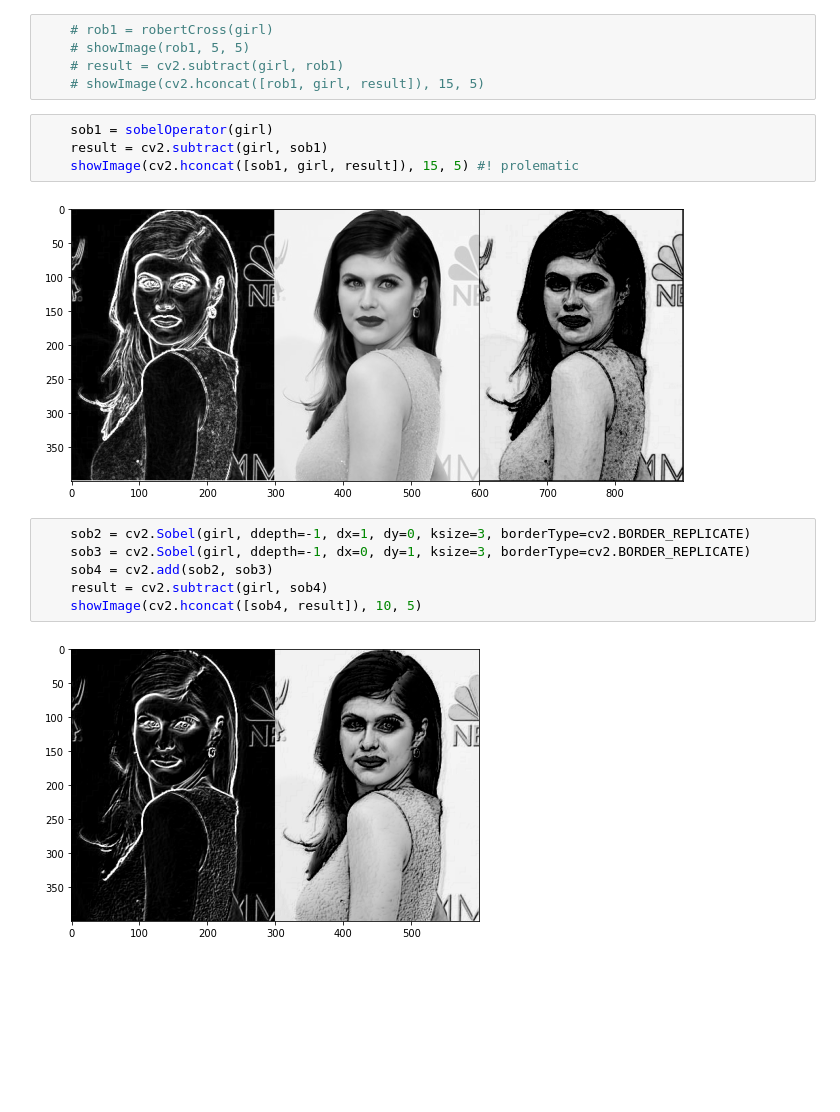
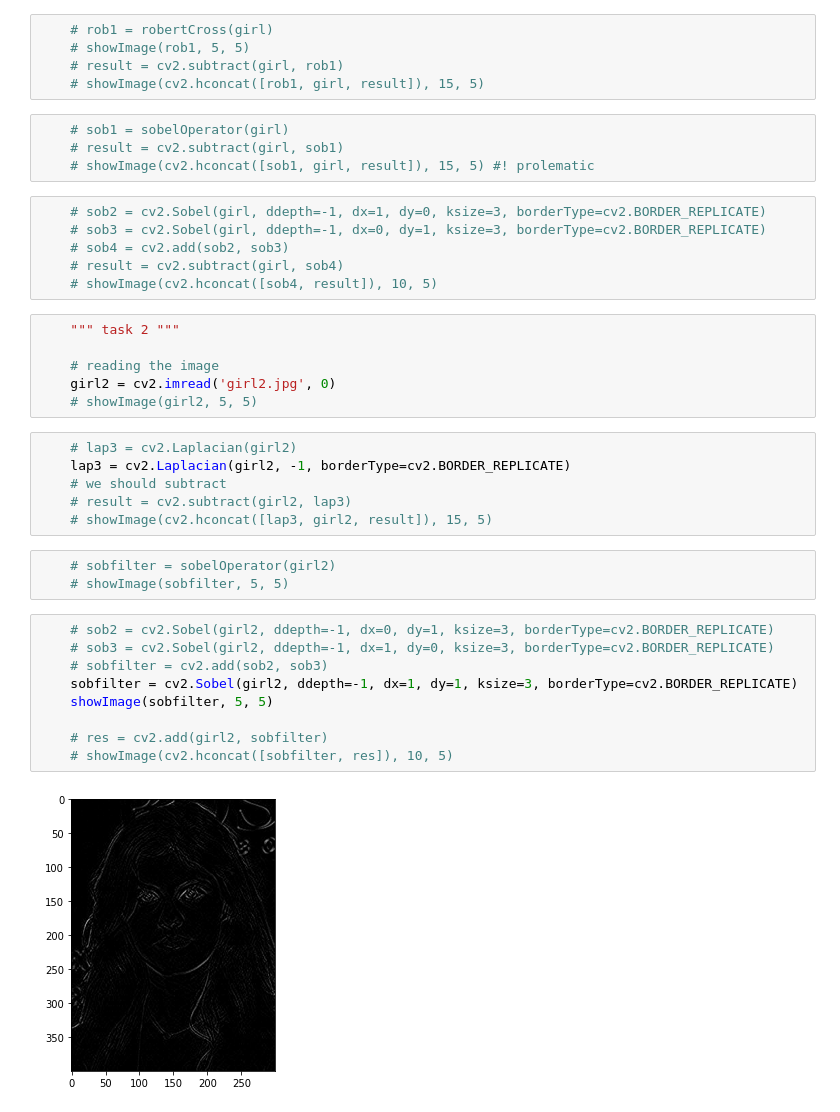
Before and after one commit to kavin-du/Image-Sharpening-Operators, a Jupyter notebook: e16057.ipynb, the cells around one changed output. Drawn from its saved outputs; the diff is of its cells as text; blank space fills up the shorter version.

Commit message:
masked laplace with sobel

```diff
--- a/e16057.ipynb
+++ b/e16057.ipynb
@@ -109,16 +101,38 @@ if __name__ == '__main__':
     # result = cv2.subtract(girl, rob1)
     # showImage(cv2.hconcat([rob1, girl, result]), 15, 5)
 # %%
-    sob1 = sobelOperator(girl)
-    result = cv2.subtract(girl, sob1)
-    showImage(cv2.hconcat([sob1, girl, result]), 15, 5) #! prolematic
+    # sob1 = sobelOperator(girl)
+    # result = cv2.subtract(girl, sob1)
+    # showImage(cv2.hconcat([sob1, girl, result]), 15, 5) #! prolematic
-# %% [output]
-[figure, removed]
 # %%
-    sob2 = cv2.Sobel(girl, ddepth=-1, dx=1, dy=0, ksize=3, borderType=cv2.BORDER_REPLICATE)
-    sob3 = cv2.Sobel(girl, ddepth=-1, dx=0, dy=1, ksize=3, borderType=cv2.BORDER_REPLICATE)
-    sob4 = cv2.add(sob2, sob3)
-    result = cv2.subtract(girl, sob4)
-    showImage(cv2.hconcat([sob4, result]), 10, 5)
+    # sob2 = cv2.Sobel(girl, ddepth=-1, dx=1, dy=0, ksize=3, borderType=cv2.BORDER_REPLICATE)
+    # sob3 = cv2.Sobel(girl, ddepth=-1, dx=0, dy=1, ksize=3, borderType=cv2.BORDER_REPLICATE)
+    # sob4 = cv2.add(sob2, sob3)
+    # result = cv2.subtract(girl, sob4)
+    # showImage(cv2.hconcat([sob4, result]), 10, 5)
-# %% [output]
-[figure, removed]
+# %%
+    """ task 2 """
+
+    # reading the image
+    girl2 = cv2.imread('girl2.jpg', 0)
+    # showImage(girl2, 5, 5)
+# %%
+    # lap3 = cv2.Laplacian(girl2)
+    lap3 = cv2.Laplacian(girl2, -1, borderType=cv2.BORDER_REPLICATE)
+    # we should subtract
+    # result = cv2.subtract(girl2, lap3)
+    # showImage(cv2.hconcat([lap3, girl2, result]), 15, 5)
+# %%
+    # sobfilter = sobelOperator(girl2)
+    # showImage(sobfilter, 5, 5)
+# %%
+    # sob2 = cv2.Sobel(girl2, ddepth=-1, dx=0, dy=1, ksize=3, borderType=cv2.BORDER_REPLICATE)
+    # sob3 = cv2.Sobel(girl2, ddepth=-1, dx=1, dy=0, ksize=3, borderType=cv2.BORDER_REPLICATE)
+    # sobfilter = cv2.add(sob2, sob3)
+    sobfilter = cv2.Sobel(girl2, ddepth=-1, dx=1, dy=1, ksize=3, borderType=cv2.BORDER_REPLICATE)
+    showImage(sobfilter, 5, 5)
+
+    # res = cv2.add(girl2, sobfilter)
+    # showImage(cv2.hconcat([sobfilter, res]), 10, 5)
+# %% [output]
+[figure, added]
```
Also changed, not shown: parts of 5 cells of this notebook, 3 other files.
